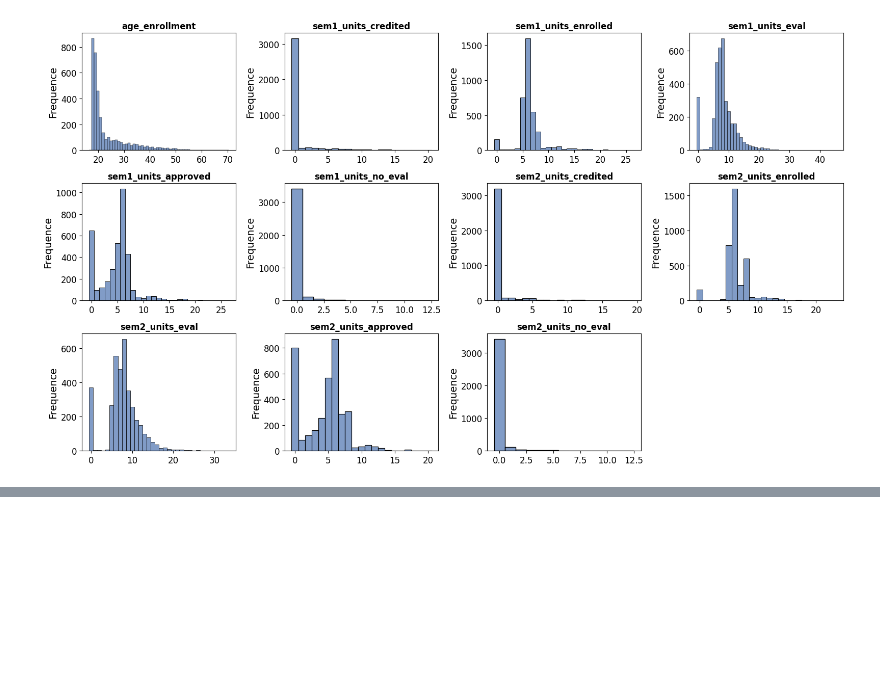
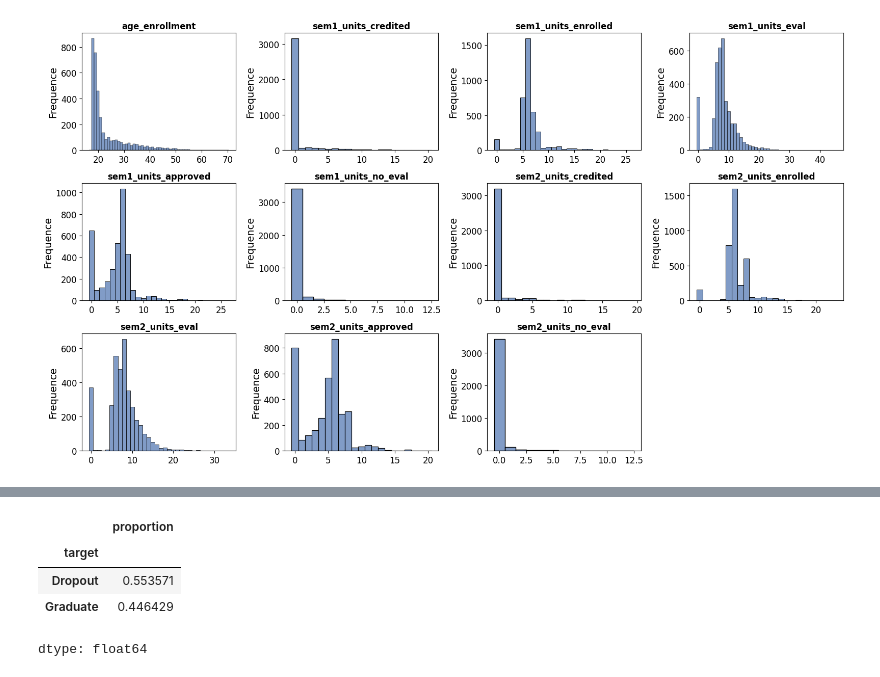
Before and after one commit to MatteoCorsi-git/Master-Data-Science-Statistical-Learning---UNIFI-IMT-Lucca---2024-25, a Jupyter notebook: hands_on_lab (Python)/bozza_hands_on_python_ML_project.ipynb, the cells around one changed output, grey strips where cells are left out. Saved outputs shown, nothing was run; the diff lists cells and outputs as text; code cells hidden in the pictures; blank space fills up the shorter version.

```diff
--- a/hands_on_lab (Python)/bozza_hands_on_python_ML_project.ipynb
+++ b/hands_on_lab (Python)/bozza_hands_on_python_ML_project.ipynb
@@ -345,0 +351,9 @@ plt.show()
+# %%
+# We select rows where "sem1_units_no_eval" > 0 and count values of the target for those rows:
+df[df["sem1_units_no_eval"] > 0]["target"].value_counts(normalize=True)
+# %% [output]
+|  | proportion |
+| target |  |
+| Dropout | 0.553571 |
+| Graduate | 0.446429 |
+dtype: float64
```
Also changed, not shown: parts of 4 cells of this notebook.
